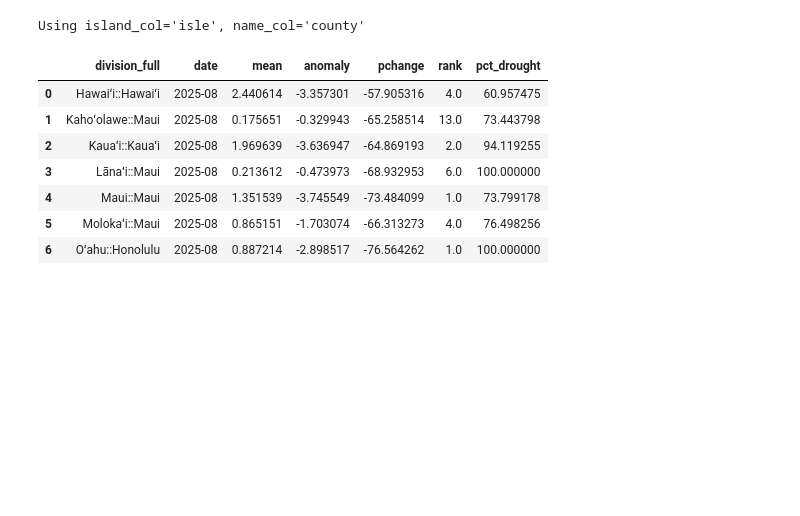
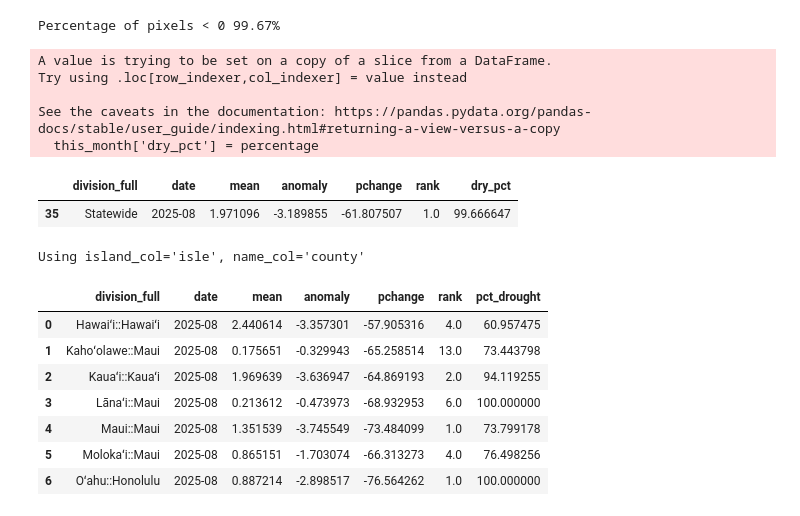
Before and after one commit to cherryleh/climate-summary, a Jupyter notebook: dews-hawaii-app/scripts/ranks.ipynb, the cells around one changed output. Saved outputs shown, nothing was run; the diff lists cells and outputs as text; code cells hidden in the pictures; blank space fills up the shorter version.

```diff
--- a/dews-hawaii-app/scripts/ranks.ipynb
+++ b/dews-hawaii-app/scripts/ranks.ipynb
@@ -36,38 +36,48 @@ for tif in sorted(glob.glob(os.path.join(raster_folder, "rainfall*_08.tif"))):
     masked_data_avg = masked_data.mean()/25.4
 
     records.append({
+        "division_full": "Statewide",
         "date": date,
         "mean": masked_data_avg,
         "anomaly": masked_data_avg - masked_climo_avg,
         "pchange": ((masked_data_avg - masked_climo_avg) / masked_climo_avg) * 100
     })
 
 df = pd.DataFrame(records)
 
 df["rank"] = df["anomaly"].rank(method="min")
 
 this_month = df.iloc[[-1]]
 
 
 tif_path = f'/Users/cherryleheu/Documents/HCDP/Data/monthly/SPI_historical/SPI_historical_new/spi1_2025_08.tif'
 
 with rasterio.open(tif_path) as src:
     data = src.read(1)
     mask = src.read_masks(1)
 
 nodata = src.nodata
 if nodata is not None:
     data = np.where(data == nodata, np.nan, data)
 
 valid_pixels = np.isfinite(data)
 below_threshold = (data < 0.5)
 
 percentage = (np.sum(below_threshold & valid_pixels) / np.sum(valid_pixels)) * 100
 
 print(f"Percentage of pixels < 0 {percentage:.2f}%")
 this_month['dry_pct'] = percentage
 this_month.to_csv("../public/statewide_rainfall_stats.csv", index=False)
 this_month
+# %% [output]
+Percentage of pixels < 0 99.67%
+A value is trying to be set on a copy of a slice from a DataFrame.
+Try using .loc[row_indexer,col_indexer] = value instead
+
+See the caveats in the documentation: https://pandas.pydata.org/pandas-docs/stable/user_guide/indexing.html#returning-a-view-versus-a-copy
+  this_month['dry_pct'] = percentage
+|  | division_full | date | mean | anomaly | pchange | rank | dry_pct |
+| 35 | Statewide | 2025-08 | 1.971096 | -3.189855 | -61.807507 | 1.0 | 99.666647 |
 # %%
 #County
 shapefile = "../public/shapefiles/county.shp"
```
Also changed, not shown: 5 other files.
